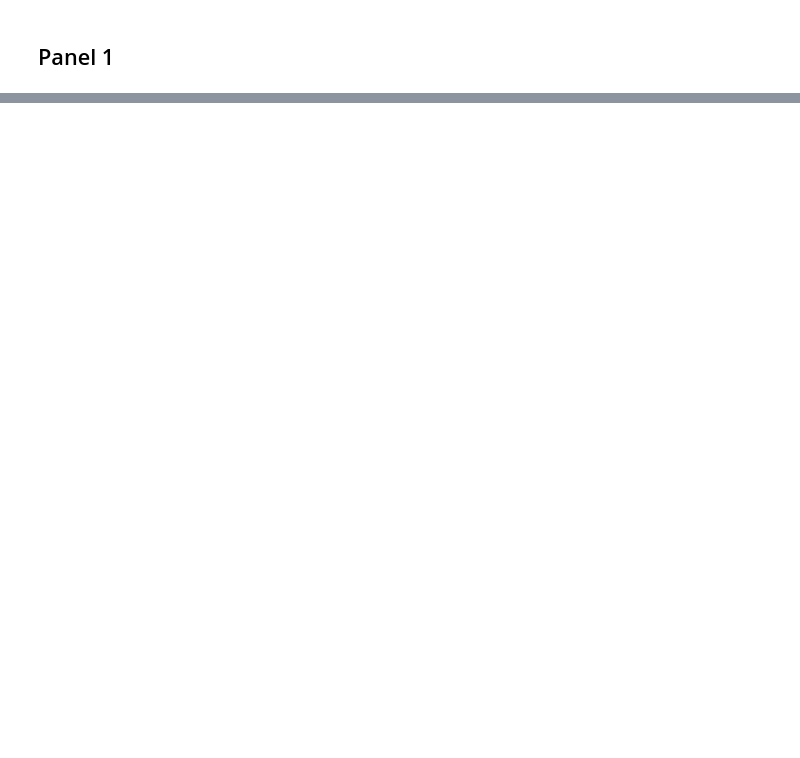
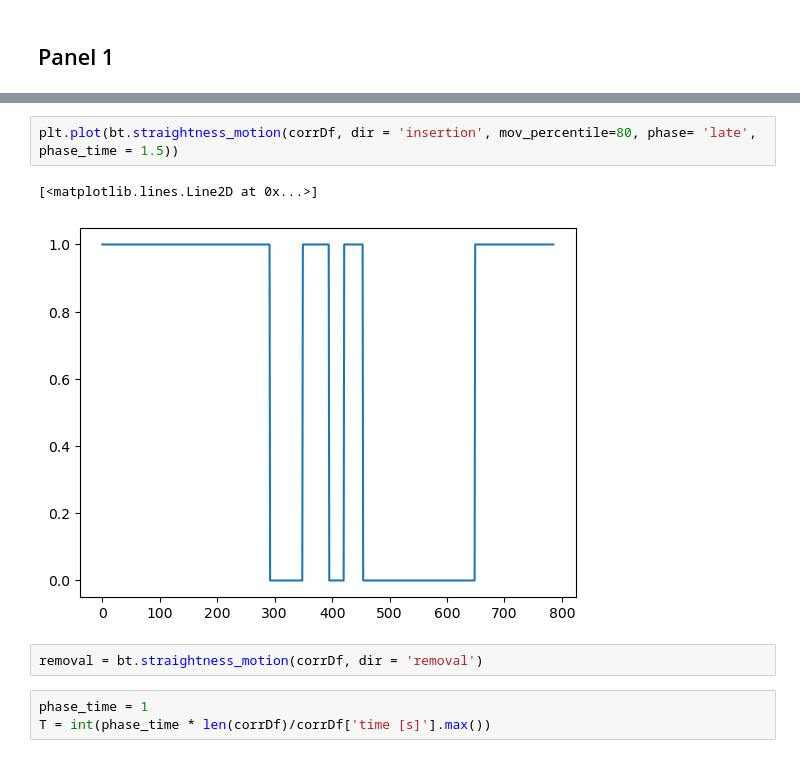
Before and after one commit to shivChitinous/bite-tracks, a Jupyter notebook: Figures.ipynb, the cells around one changed output, grey strips where cells are left out. Drawn from its saved outputs; the diff is of its cells as text; blank space fills up the shorter version.

```diff
--- a/Figures.ipynb
+++ b/Figures.ipynb
@@ -459,0 +609,10 @@ ani.save(plot_folder + f"panel_{videoIdx}_playback_{playbackspeed}x.mp4", fps=n/
+# %%
+plt.plot(bt.straightness_motion(corrDf, dir = 'insertion', mov_percentile=80, phase= 'late', phase_time = 1.5))
+# %% [output]
+[<matplotlib.lines.Line2D at 0x...>]
+[figure, added]
+# %%
+removal = bt.straightness_motion(corrDf, dir = 'removal')
+# %%
+phase_time = 1
+T = int(phase_time * len(corrDf)/corrDf['time [s]'].max())
```
Also changed, not shown: parts of 29 cells of this notebook, 24 other files.
